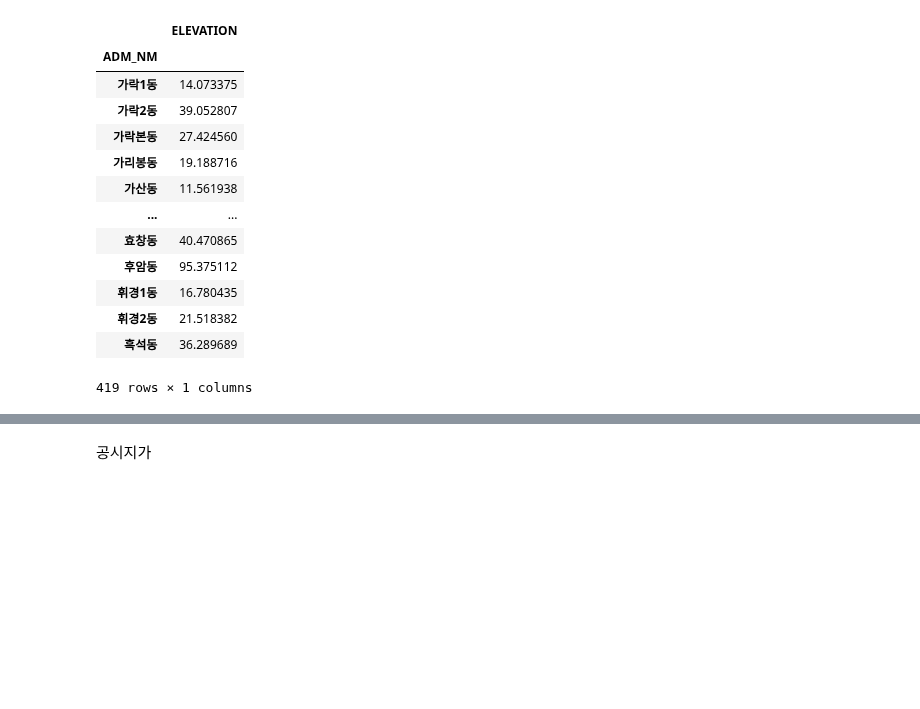
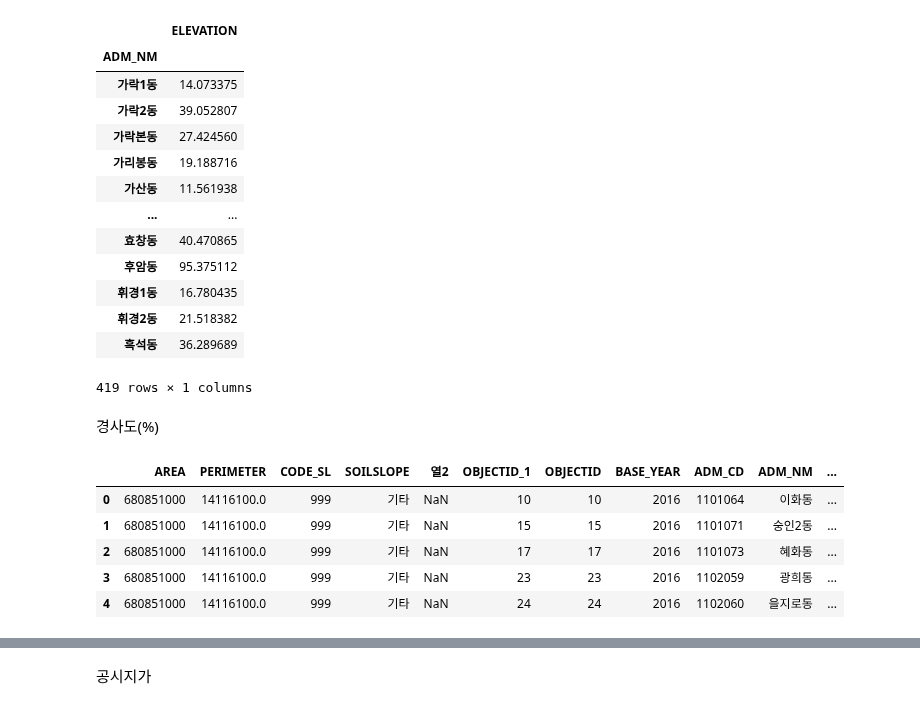
Before and after one commit to yooninsu/SeoulCity_BigData_Campus, a Jupyter notebook: 서울시.ipynb, the cells around one changed output, grey strips where cells are left out. Cells and saved outputs as stored; diff of their text form; code cells hidden in the pictures; blank space fills up the shorter version.

```diff
--- a/서울시.ipynb
+++ b/서울시.ipynb
@@ -119,3 +124,15 @@ avg_elevation
 | 휘경2동 | 21.518382 |
 | 흑석동 | 36.289689 |
 419 rows × 1 columns
+# %% [markdown]
+경사도(%)
+# %%
+slope = pd.read_excel("./데이터/경사도.xlsx")
+slope.head()
+# %% [output]
+|  | AREA | PERIMETER | CODE_SL | SOILSLOPE | 열2 | OBJECTID_1 | OBJECTID | BASE_YEAR | ADM_CD | ADM_NM | ... |
+| 0 | 680851000 | 14116100.0 | 999 | 기타 | NaN | 10 | 10 | 2016 | 1101064 | 이화동 | ... |
+| 1 | 680851000 | 14116100.0 | 999 | 기타 | NaN | 15 | 15 | 2016 | 1101071 | 숭인2동 | ... |
+| 2 | 680851000 | 14116100.0 | 999 | 기타 | NaN | 17 | 17 | 2016 | 1101073 | 혜화동 | ... |
+| 3 | 680851000 | 14116100.0 | 999 | 기타 | NaN | 23 | 23 | 2016 | 1102059 | 광희동 | ... |
+| 4 | 680851000 | 14116100.0 | 999 | 기타 | NaN | 24 | 24 | 2016 | 1102060 | 을지로동 | ... |
```
Also changed, not shown: parts of 9 cells of this notebook, 4 other files.
